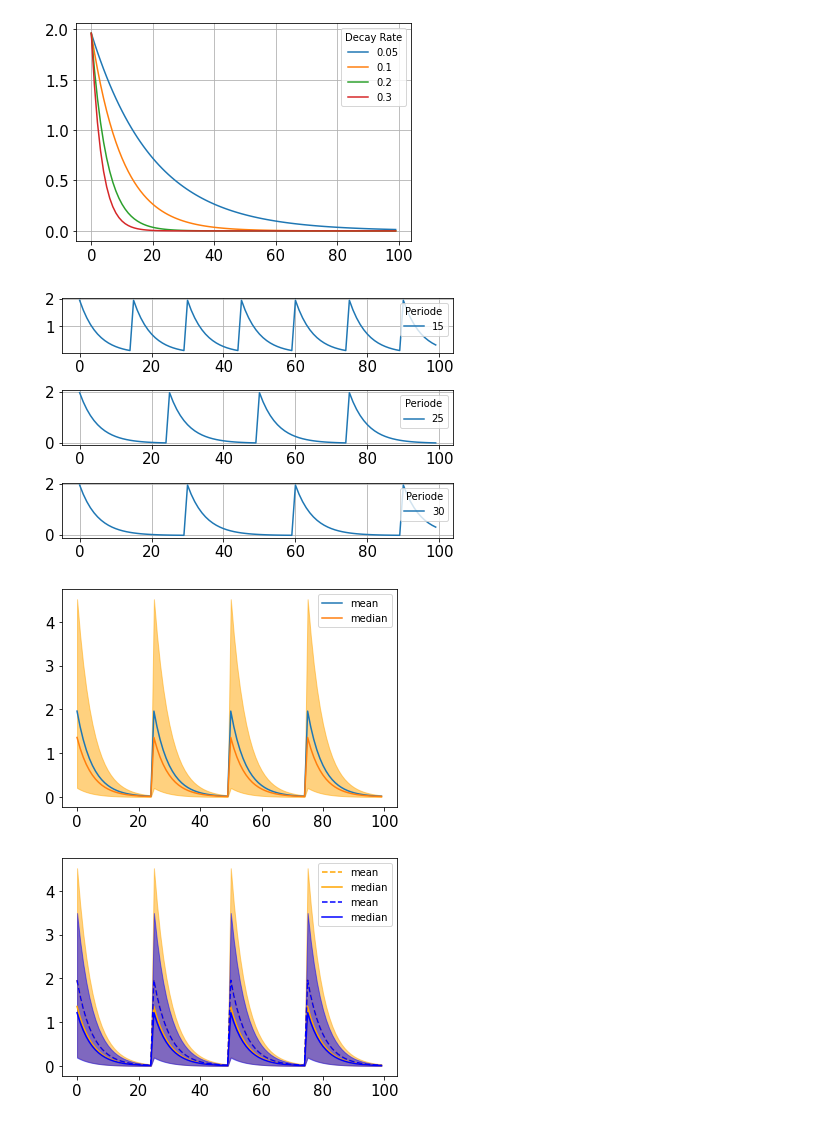
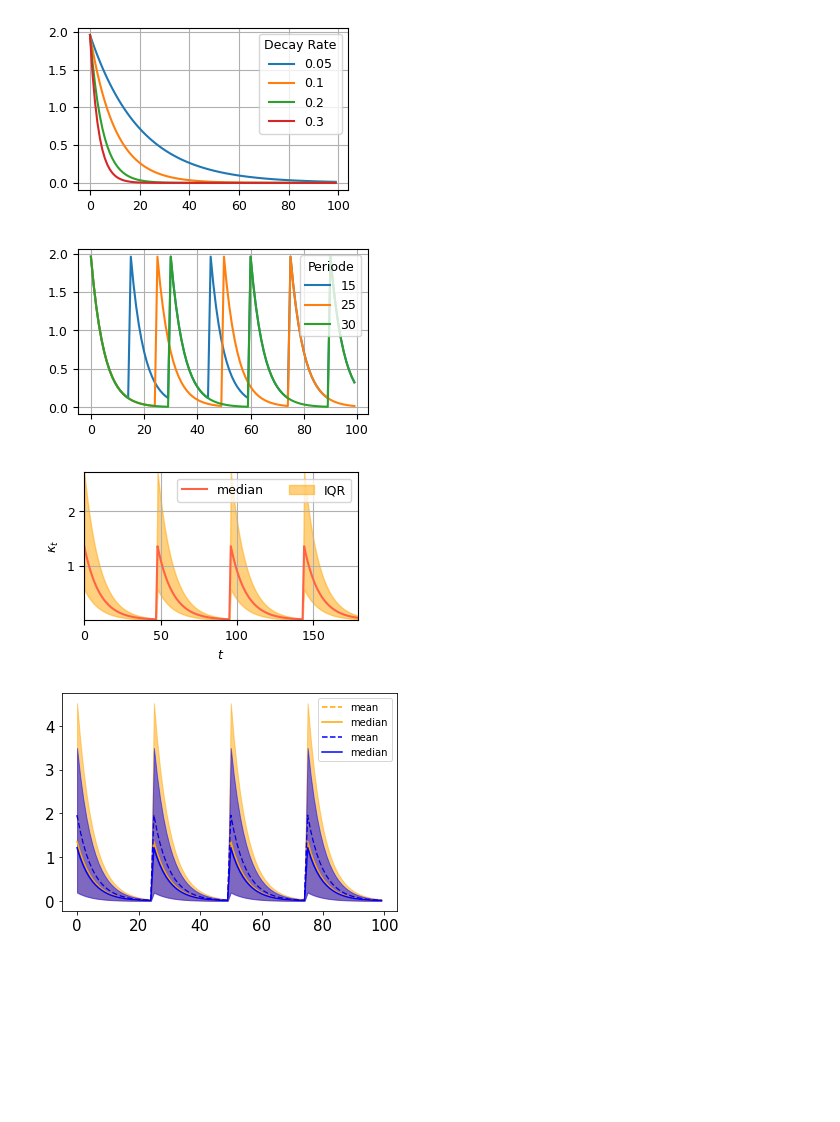
Before and after one commit to deephyper/scalable-bo, a Jupyter notebook: notebooks/Exploration-Exploitation-Decay.ipynb, the cells around one changed output. Saved outputs shown, nothing was run; the diff lists cells and outputs as text; code cells hidden in the pictures; blank space fills up the shorter version.

```diff
--- a/notebooks/Exploration-Exploitation-Decay.ipynb
+++ b/notebooks/Exploration-Exploitation-Decay.ipynb
@@ -38,7 +72,7 @@ eta_0 = 1.96
 
 rates = [0.05, 0.1, 0.2, 0.3]
 
-plt.figure()
+plt.figure(figsize=(width,height))
 for rate in rates:
     y = [exp_decay(i, eta_0, rate) for i in x]
     plt.plot(x, y, label=f"{rate}")
@@ -46,46 +80,54 @@ plt.grid()
 plt.legend(title="Decay Rate")
 plt.show()
 # %% [output]
-[figure, old version]
+[figure, new version]
 # %%
 # impact of periode
 
 eta_0 = 1.96
 rate = 0.2
 periodes = [15, 25, 30]
 plt.figure()
 for i, periode in enumerate(periodes):
-    plt.subplot(len(periodes), 1, i+1)
+    # plt.subplot(len(periodes), 1, i+1)
     y = [exp_decay_periodic(i, eta_0, rate, periode) for i in x]
     plt.plot(x, y, label=f"{periode}")
     plt.grid()
     plt.legend(title="Periode", loc="upper right")
 plt.tight_layout()
 plt.show()
 # %% [output]
-[figure, old version]
+[figure, new version]
 # %%
 eta_0 = 1.96
-rate = 0.2
-periode = 25
+rate = 0.1
+periode = 48
+x = np.arange(180)
 eta_0_mean = scipy.stats.expon.mean(scale=eta_0)
 eta_0_median = scipy.stats.expon.ppf(0.5, scale=eta_0)
-eta_0_qbottom = scipy.stats.expon.ppf(0.1, scale=eta_0)
-eta_0_qtop = scipy.stats.expon.ppf(0.9, scale=eta_0)
+eta_0_qbottom = scipy.stats.expon.ppf(0.25, scale=eta_0)
+eta_0_qtop = scipy.stats.expon.ppf(0.75, scale=eta_0)
 
 
 plt.figure()
 y = exp_decay_periodic(x, eta_0_mean, rate, periode)
-plt.plot(x, y, label="mean")
+plt.plot(x, y_median, color="tomato", label="median")
 y_median = exp_decay_periodic(x, eta_0_median, rate, periode)
 y_bottom = exp_decay_periodic(x, eta_0_qbottom, rate, periode)
 y_top = exp_decay_periodic(x, eta_0_qtop, rate, periode)
-plt.plot(x, y_median, label="median")
-plt.fill_between(x, y_bottom, y_top, alpha=0.5, color="orange")
-plt.legend()
+# plt.plot(x, y_median, label="median")
+plt.fill_between(x, y_bottom, y_top, alpha=0.5, color="orange", label="IQR")
+plt.xlabel(r"$t$")
+plt.ylabel(r"$\kappa_t$")
+plt.xlim(min(x), max(x))
+plt.ylim(min(y_bottom), max(y_top))
+plt.grid()
+plt.legend(ncol=2)
+plt.tight_layout()
+plt.savefig("example-exp-decay.jpg")
 plt.show()
 # %% [output]
-[figure, old version]
+[figure, new version]
 # %%
 eta_0 = 1.96
 rate = 0.2
```
Also changed, not shown: parts of 1 cell of this notebook, 12 other files.
